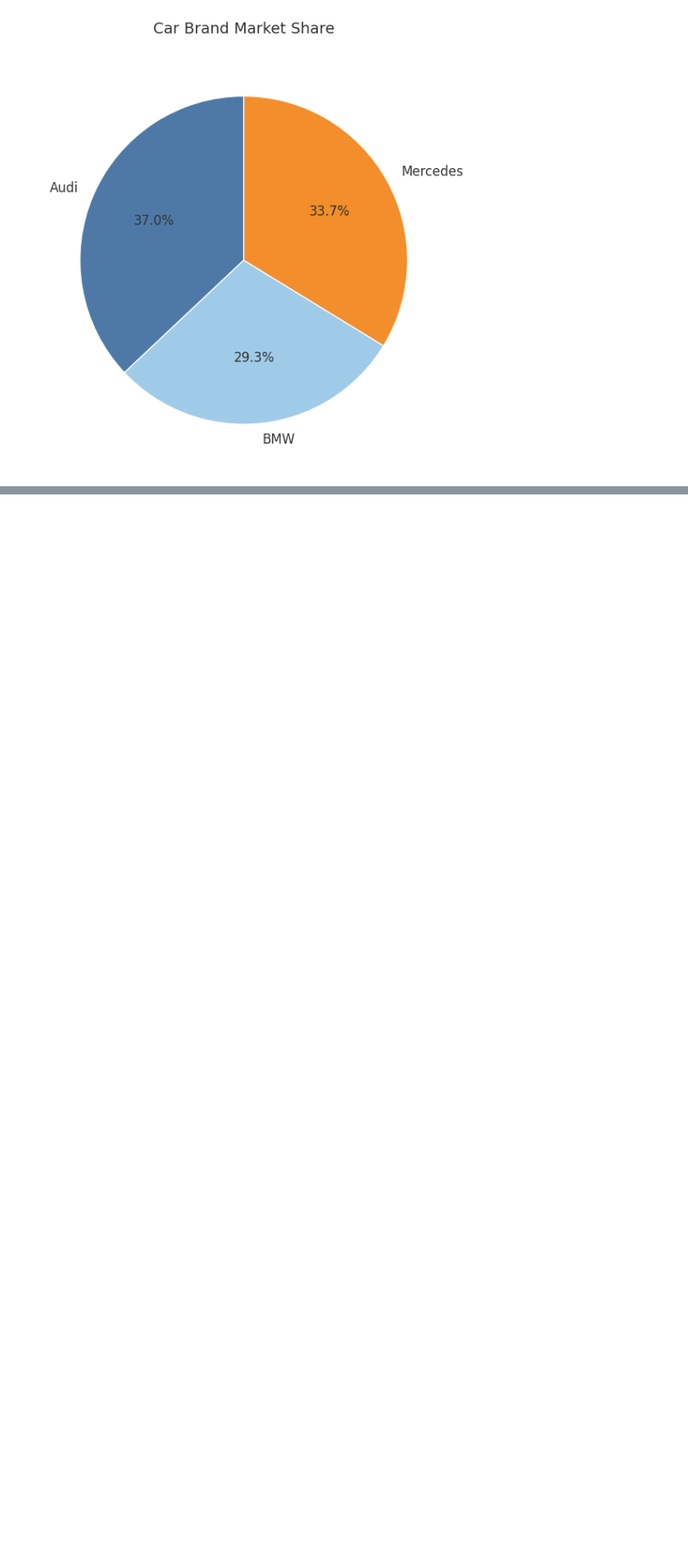
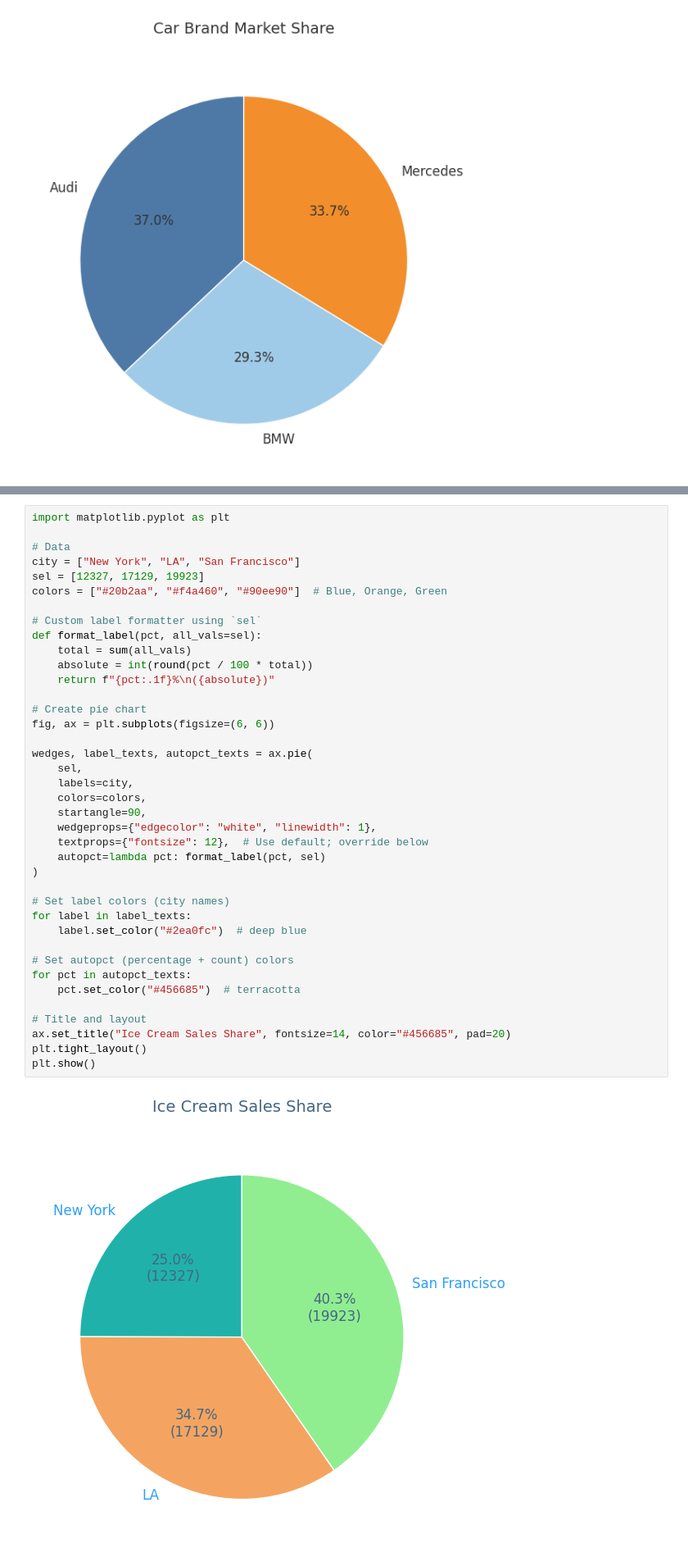
Before and after one commit to Rumaan-Kaisar/DataScience, a Jupyter notebook: Stat_ch1_dscptv/ch1_descriptive_stat.ipynb, the cells around one changed output, grey strips where cells are left out. Shown: that part at 82% size. Drawn from its saved outputs; the diff is of its cells as text; blank space fills up the shorter version.

```diff
--- a/Stat_ch1_dscptv/ch1_descriptive_stat.ipynb
+++ b/Stat_ch1_dscptv/ch1_descriptive_stat.ipynb
@@ -162,0 +198,41 @@ plt.show()
+# %%
+import matplotlib.pyplot as plt
+
+# Data
+city = ["New York", "LA", "San Francisco"]
+sel = [12327, 17129, 19923]
+colors = ["#20b2aa", "#f4a460", "#90ee90"]  # Blue, Orange, Green
+
+# Custom label formatter using `sel`
+def format_label(pct, all_vals=sel):
+    total = sum(all_vals)
+    absolute = int(round(pct / 100 * total))
+    return f"{pct:.1f}%\n({absolute})"
+
+# Create pie chart
+fig, ax = plt.subplots(figsize=(6, 6))
+
+wedges, label_texts, autopct_texts = ax.pie(
+    sel,
+    labels=city,
+    colors=colors,
+    startangle=90,
+    wedgeprops={"edgecolor": "white", "linewidth": 1},
+    textprops={"fontsize": 12},  # Use default; override below
+    autopct=lambda pct: format_label(pct, sel)
+)
+
+# Set label colors (city names)
+for label in label_texts:
+    label.set_color("#2ea0fc")  # deep blue
+
+# Set autopct (percentage + count) colors
+for pct in autopct_texts:
+    pct.set_color("#456685")  # terracotta
+
+# Title and layout
+ax.set_title("Ice Cream Sales Share", fontsize=14, color="#456685", pad=20)
+plt.tight_layout()
+plt.show()
+# %% [output]
+[figure, added]
```
Also changed, not shown: parts of 4 cells of this notebook.
